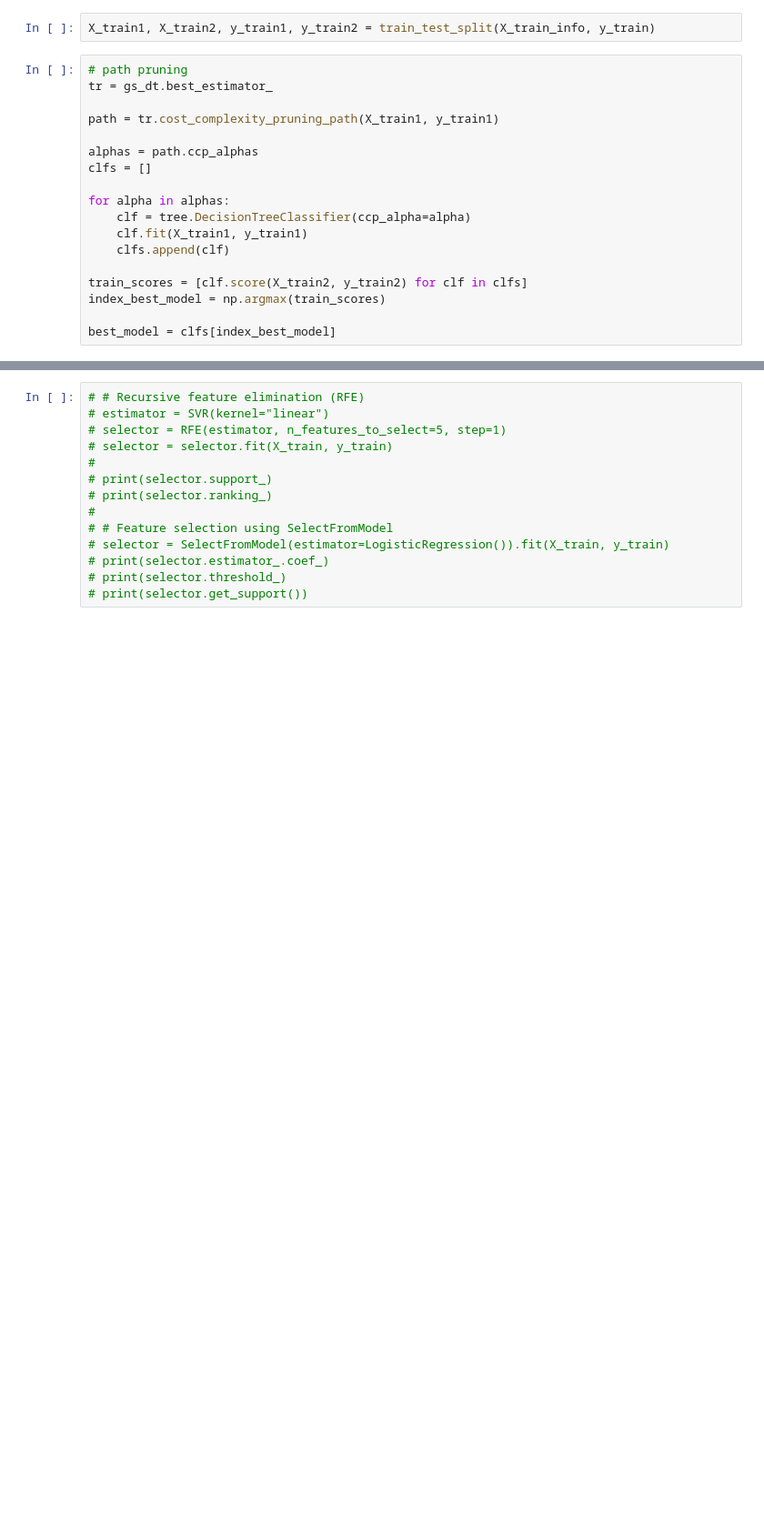
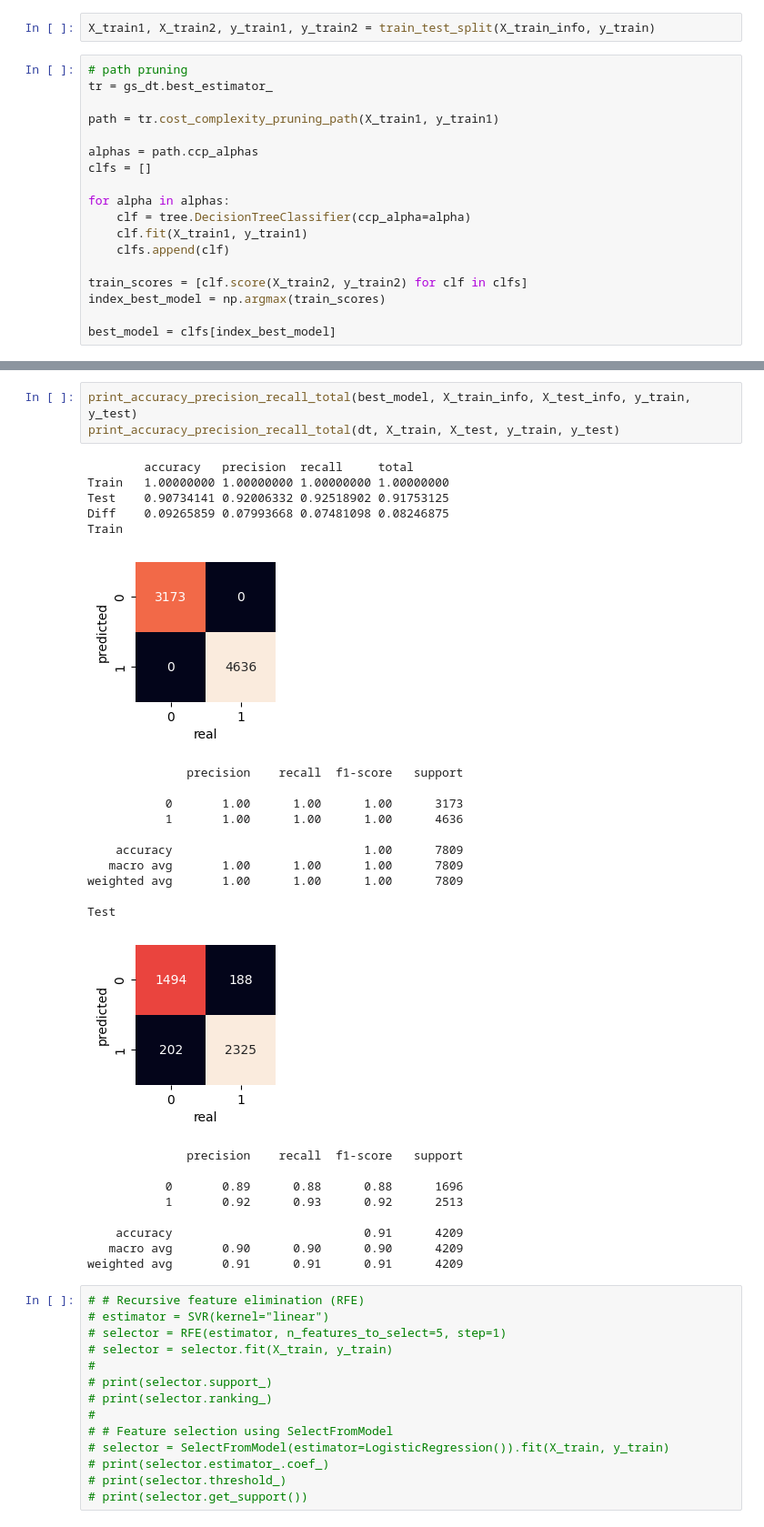
Before and after one commit to berny-29/IAU, a Jupyter notebook: 3.ipynb, the cells around one changed output, grey strips where cells are left out. Shown at 91% size. Drawn from its saved outputs; the diff is of its cells as text; blank space fills up the shorter version.

```diff
--- a/3.ipynb
+++ b/3.ipynb
@@ -489,3 +504,32 @@ Ktoré spôsoby z hore-uvedených bodov sa ukázali ako učinné pre Váš datas
+# %%
+print_accuracy_precision_recall_total(best_model, X_train_info, X_test_info, y_train, y_test)
+print_accuracy_precision_recall_total(dt, X_train, X_test, y_train, y_test)
+# %% [output]
+        accuracy   precision  recall     total
+Train   1.00000000 1.00000000 1.00000000 1.00000000
+Test    0.90734141 0.92006332 0.92518902 0.91753125
+Diff    0.09265859 0.07993668 0.07481098 0.08246875
+Train
+[figure, added]
+              precision    recall  f1-score   support
+
+           0       1.00      1.00      1.00      3173
+           1       1.00      1.00      1.00      4636
+
+    accuracy                           1.00      7809
+   macro avg       1.00      1.00      1.00      7809
+weighted avg       1.00      1.00      1.00      7809
+
+Test
+[figure, added]
+              precision    recall  f1-score   support
+
+           0       0.89      0.88      0.88      1696
+           1       0.92      0.93      0.92      2513
+
+    accuracy                           0.91      4209
+   macro avg       0.90      0.90      0.90      4209
+weighted avg       0.91      0.91      0.91      4209
 # %%
 # # Recursive feature elimination (RFE)
 # estimator = SVR(kernel="linear")
```
Also changed, not shown: parts of 38 cells of this notebook, 1 other file.
